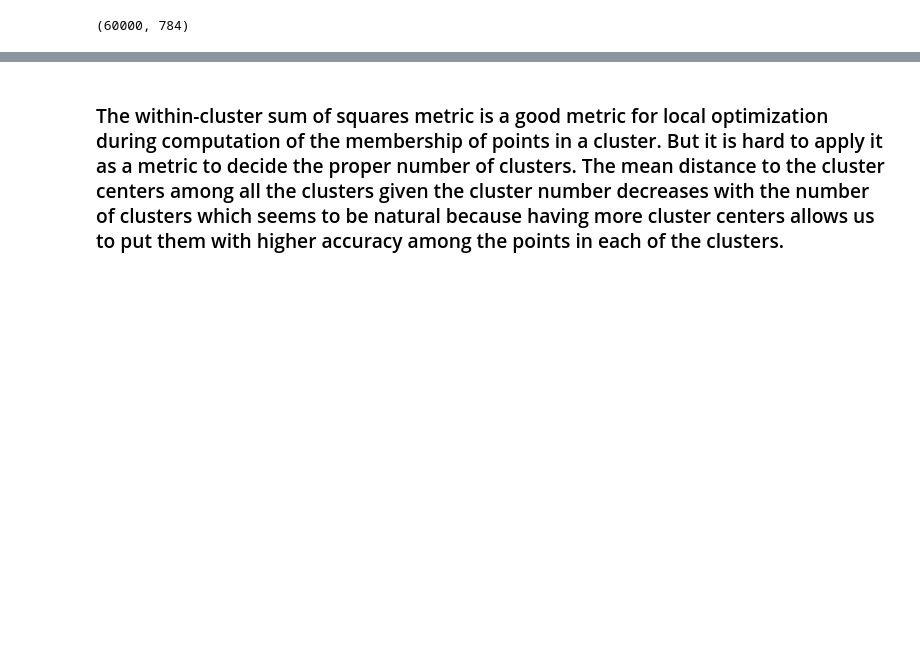
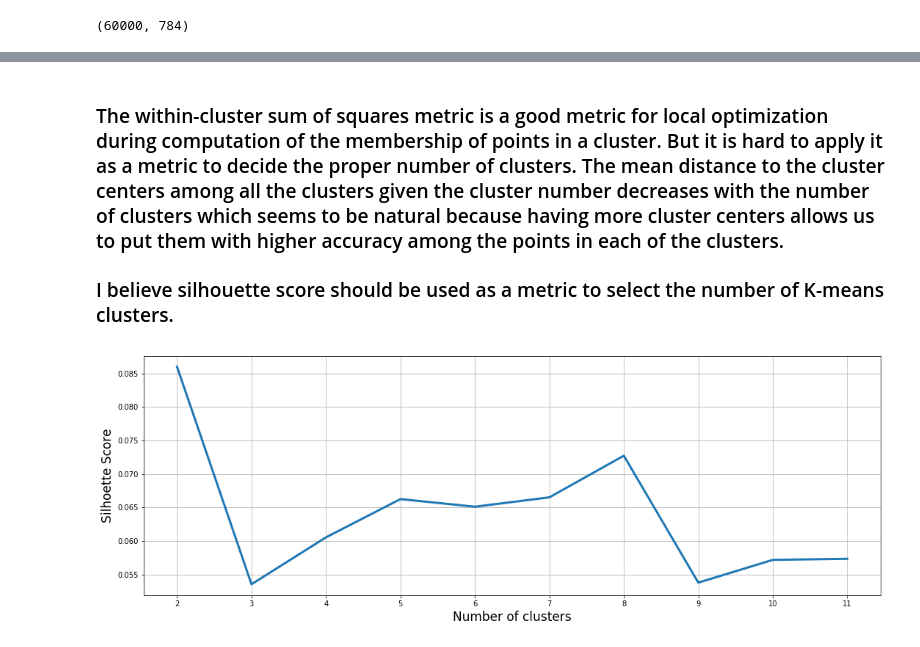
Before and after one commit to Cuspian/data_mining_class, a Jupyter notebook: w4task.ipynb, the cells around one changed output, grey strips where cells are left out. Drawn from its saved outputs; the diff is of its cells as text; code cells hidden in the pictures; blank space fills up the shorter version.

```diff
--- a/w4task.ipynb
+++ b/w4task.ipynb
@@ -56,10 +57,11 @@ sorted(zip(range(2, 12), mean_distances), key = lambda x: x[1])
  (2, 633963827.784554)]
 # %%
-def plot_distance(mean_distances, labels):
+# Function to plot the metrics
+def plot_metrics(mean_distances, labels, x_label, y_label):
     fig, ax = plt.subplots(figsize = (18, 6))
 
     plots = ax.plot(labels, mean_distances, linewidth = 3)
-    plt.xlabel('Number of clusters', fontsize = 17)
-    plt.ylabel('Mean distance to cluster centers', fontsize = 17)
+    plt.xlabel(x_label, fontsize = 17)
+    plt.ylabel(y_label, fontsize = 17)
     plt.xticks(labels)
     ax.grid(True)
@@ -70,2 +72,19 @@ plot_distance(mean_distances, range(2, 12))
 # %% [markdown]
 ### The within-cluster sum of squares metric is a good metric for local optimization during computation of the membership of points in a cluster. But it is hard to apply it as a metric to decide the proper number of clusters. The mean distance to the cluster centers among all the clusters given the cluster number decreases with the number of clusters which seems to be natural because having more cluster centers allows us to put them with higher accuracy among the points in each of the clusters.
+
+### I believe silhouette score should be used as a metric to select the number of K-means clusters.
+# %%
+# Function to calculate the silhouette scores
+def get_silhouette(X, n_clusters):
+    clustering = KMeans(n_clusters = n_clusters, random_state = 2926)
+    labels = clustering.fit_predict(X)
+
+    return silhouette_score(X, labels, sample_size = 5000)
+# %%
+# Calculating the overal mean distances to the cluster centers for 2 to 11 clusters
+silhoettes = map(lambda n_clusters: get_silhouette(X, n_clusters), range(2, 12))
+# %%
+# Plotting the silhoette metrics
+plot_metrics(silhoettes, range(2, 12), 'Number of clusters', 'Silhoette Score')
+# %% [output]
+[figure, added]
```
Also changed, not shown: parts of 5 cells of this notebook.
